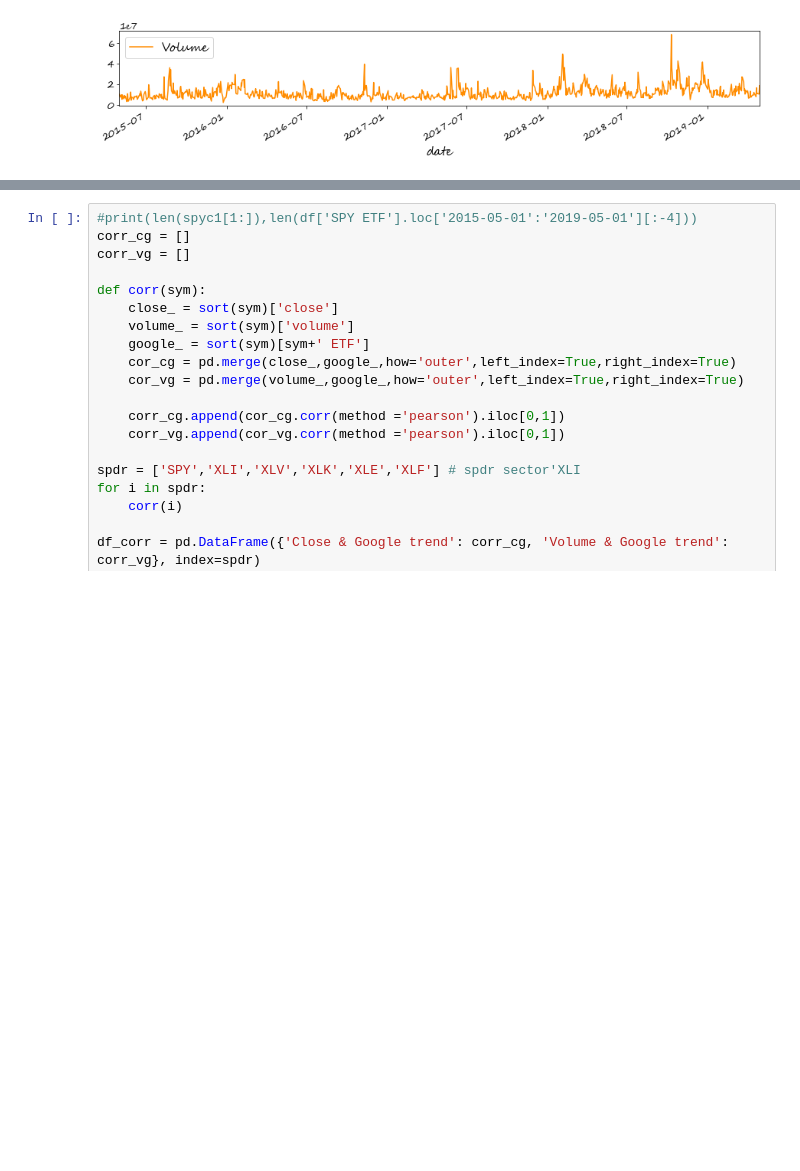
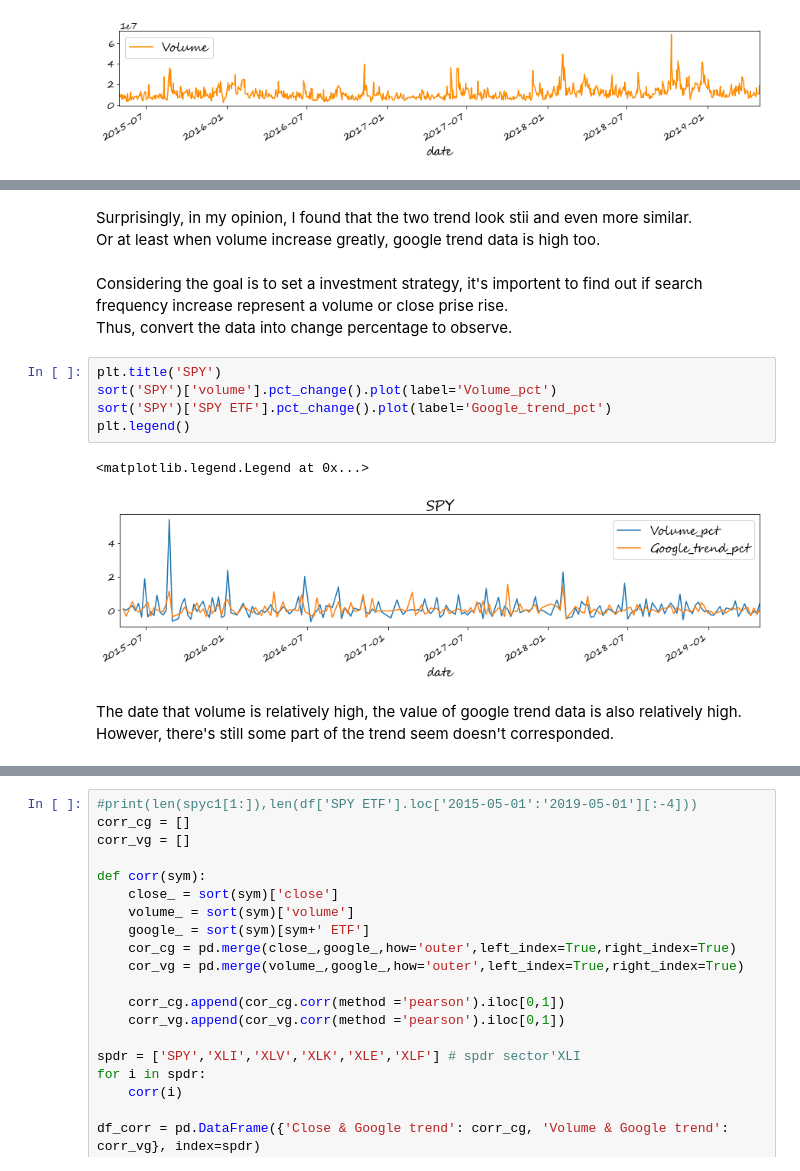
Before and after one commit to elvish7/datascience, a Jupyter notebook: Market_Sentiment_Analysis(Final Project)/Analysis/google_trend.ipynb, the cells around one changed output, grey strips where cells are left out. Drawn from its saved outputs; the diff is of its cells as text; blank space fills up the shorter version.

```diff
--- a/Market_Sentiment_Analysis(Final Project)/Analysis/google_trend.ipynb
+++ b/Market_Sentiment_Analysis(Final Project)/Analysis/google_trend.ipynb
@@ -100,0 +128,16 @@ df_g['XLE ETF'].loc['2015-05-01':'2019-05-01'].plot(color='darkblue')
+# %% [markdown]
+Surprisingly, in my opinion, I found that the two trend look stii and even more similar.
+Or at least when volume increase greatly, google trend data is high too.
+# %% [markdown]
+Considering the goal is to set a investment strategy, it's importent to find out if search frequency increase represent a volume or close prise rise.
+Thus, convert the data into change percentage to observe.
+# %%
+plt.title('SPY')
+sort('SPY')['volume'].pct_change().plot(label='Volume_pct')
+sort('SPY')['SPY ETF'].pct_change().plot(label='Google_trend_pct')
+plt.legend()
+# %% [output]
+<matplotlib.legend.Legend at 0x...>
+[figure, added]
+# %% [markdown]
+The date that volume is relatively high, the value of google trend data is also relatively high. However, there's still some part of the trend seem doesn't corresponded.
```
Also changed, not shown: parts of 22 cells of this notebook.
